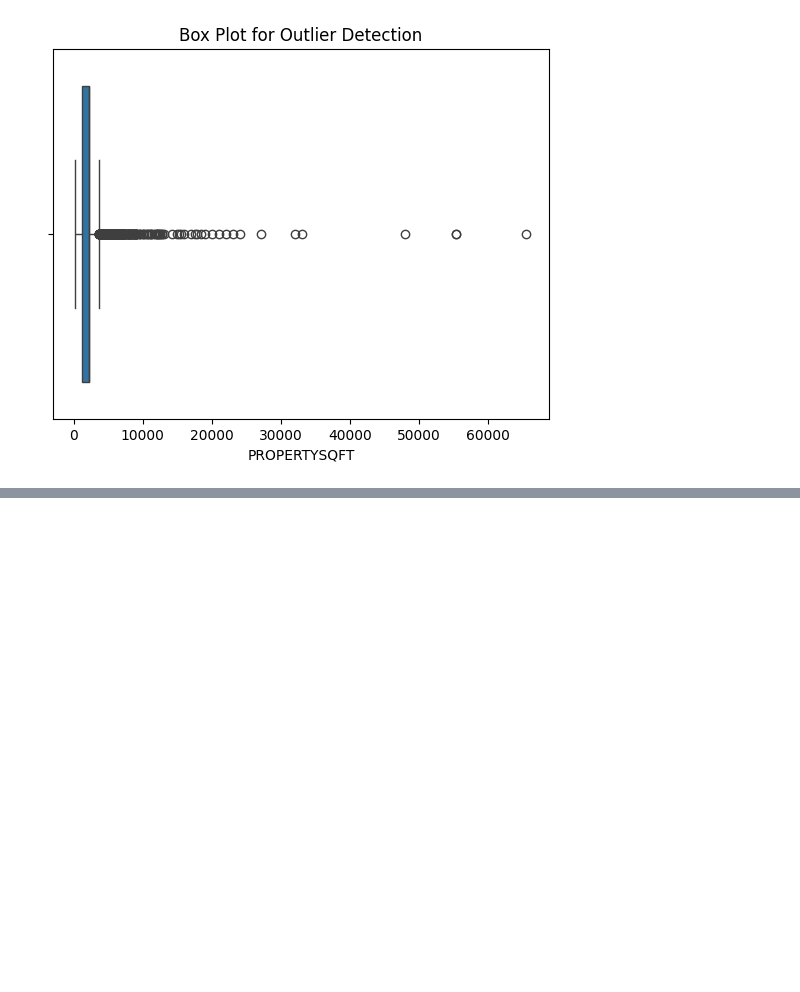
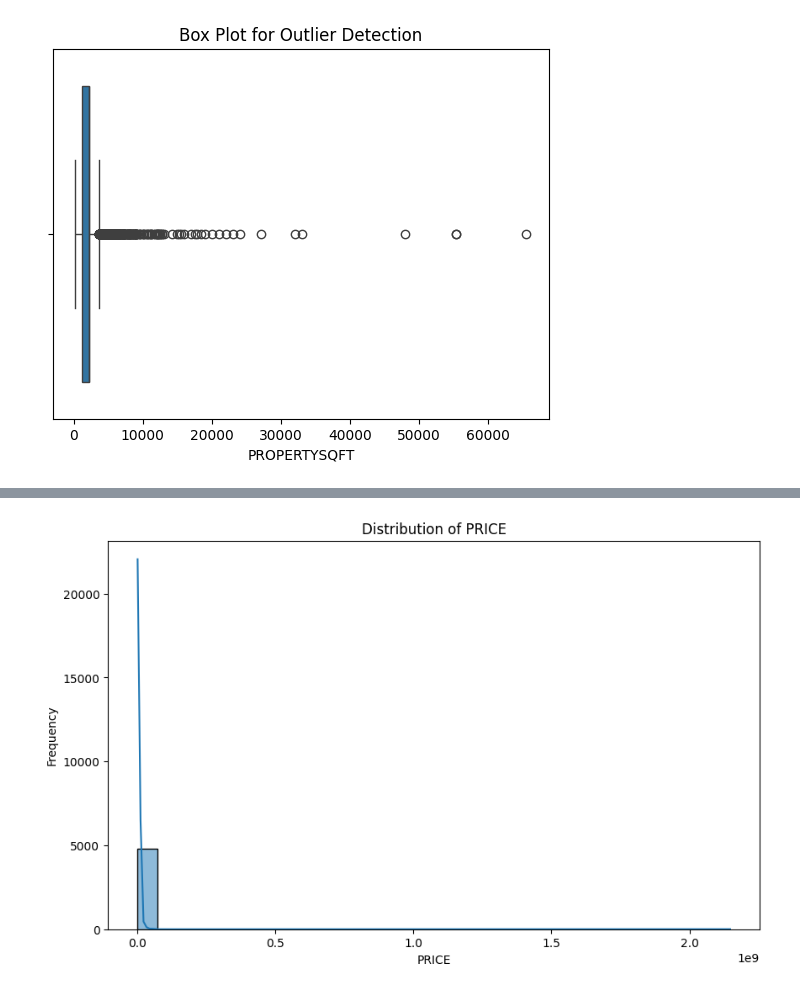
Before and after one commit to amanpreet60/Market_ml_system, a Jupyter notebook: index.ipynb, the cells around one changed output, grey strips where cells are left out. Cells and saved outputs as stored; diff of their text form; code cells hidden in the pictures; blank space fills up the shorter version.

```diff
--- a/index.ipynb
+++ b/index.ipynb
@@ -97,15 +98,5 @@ plt.show()
-# %%
-#check outlier
-
-import matplotlib.pyplot as plt
-import seaborn as sns
-
-# Sample Data
-import pandas as pd
-df = pd.read_csv('/Users/amanpreetsingh/My Computer/VSCode/Market/extracted_data/NY-House-Dataset.csv')
-
-# Boxplot
-plt.figure(figsize=(6, 4))
-sns.boxplot(x=df['values'])
-plt.title("Box Plot for Outlier Detection")
-plt.show()
+# %%
+from analysis.analysis_src.univariate_analysis import hist_plot,count_plot
+count_plot().my_plot(df,'PRICE')
+# %% [output]
+[figure, added]
```
Also changed, not shown: parts of 25 cells of this notebook, 2 other files.
